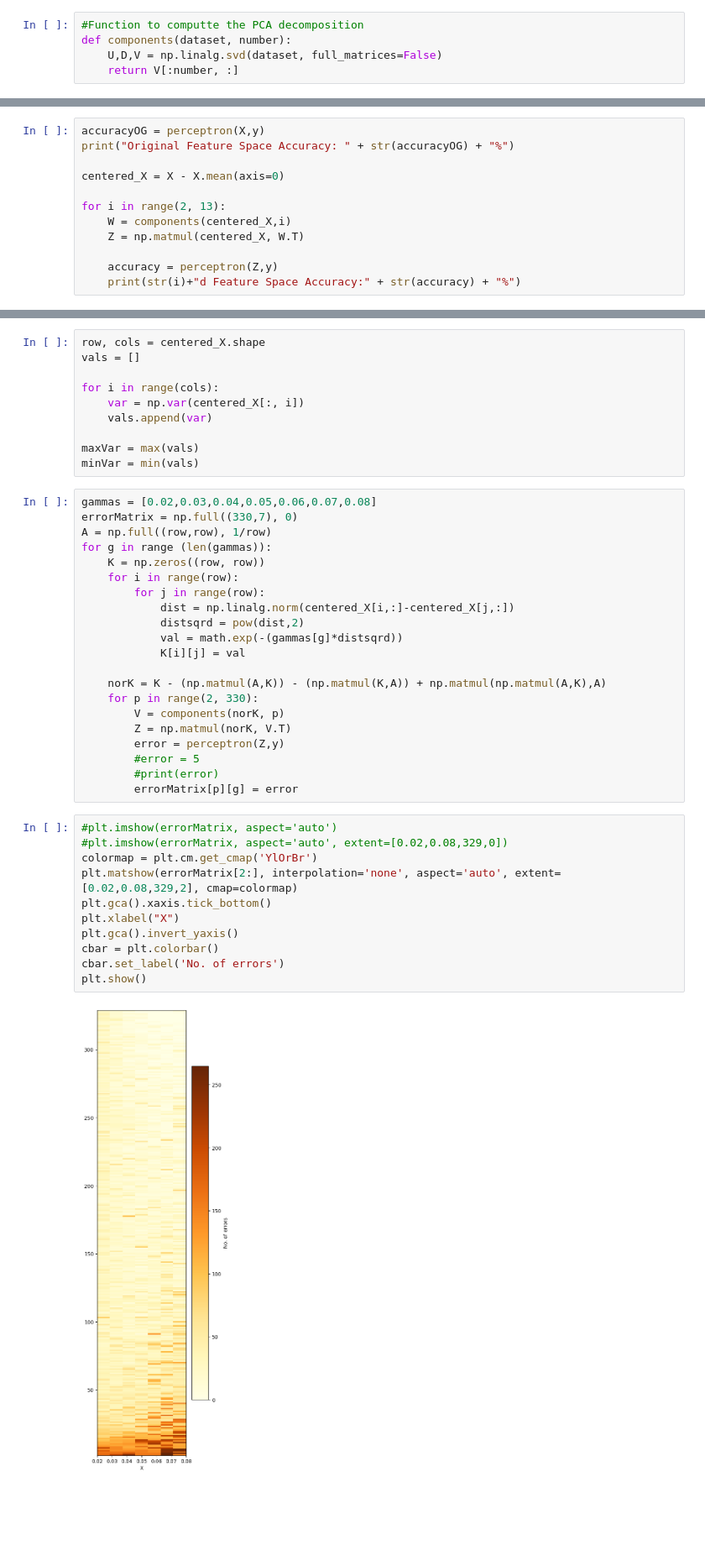
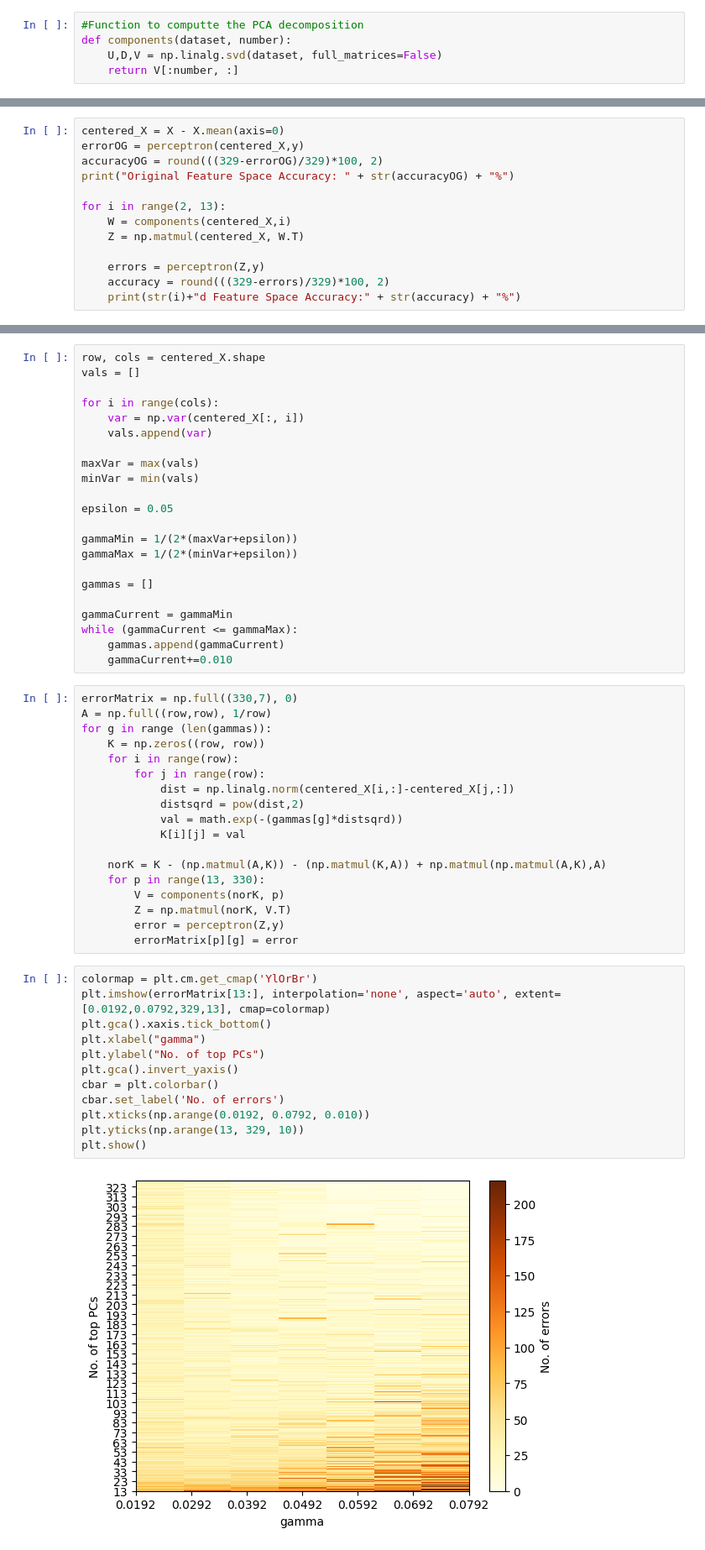
Before and after one commit to mkimti/Machine-Learning, a Jupyter notebook: CS342CW/cs342cw.ipynb, the cells around one changed output, grey strips where cells are left out. Shown at 84% size. Cells and saved outputs as stored; diff of their text form; blank space fills up the shorter version.

Commit message:
Grid Search Visualised

```diff
--- a/CS342CW/cs342cw.ipynb
+++ b/CS342CW/cs342cw.ipynb
@@ -328,13 +149,14 @@ Original Feature Space Accuracy: 100%
 # %%
-accuracyOG = perceptron(X,y)
+centered_X = X - X.mean(axis=0)
+errorOG = perceptron(centered_X,y)
+accuracyOG = round(((329-errorOG)/329)*100, 2)
 print("Original Feature Space Accuracy: " + str(accuracyOG) + "%")
-
-centered_X = X - X.mean(axis=0)
 
 for i in range(2, 13):
     W = components(centered_X,i)
     Z = np.matmul(centered_X, W.T)
 
-    accuracy = perceptron(Z,y)
+    errors = perceptron(Z,y)
+    accuracy = round(((329-errors)/329)*100, 2)
     print(str(i)+"d Feature Space Accuracy:" + str(accuracy) + "%")
 # %% [output]
@@ -360,8 +182,19 @@ for i in range(cols):
 
 maxVar = max(vals)
 minVar = min(vals)
+
+epsilon = 0.05
+
+gammaMin = 1/(2*(maxVar+epsilon))
+gammaMax = 1/(2*(minVar+epsilon))
+
+gammas = []
+
+gammaCurrent = gammaMin
+while (gammaCurrent <= gammaMax):
+    gammas.append(gammaCurrent)
+    gammaCurrent+=0.010
 # %%
-gammas = [0.02,0.03,0.04,0.05,0.06,0.07,0.08]
 errorMatrix = np.full((330,7), 0)
 A = np.full((row,row), 1/row)
 for g in range (len(gammas)):
@@ -374,23 +207,22 @@ for g in range (len(gammas)):
             K[i][j] = val
 
     norK = K - (np.matmul(A,K)) - (np.matmul(K,A)) + np.matmul(np.matmul(A,K),A)
-    for p in range(2, 330):
+    for p in range(13, 330):
         V = components(norK, p)
         Z = np.matmul(norK, V.T)
         error = perceptron(Z,y)
-        #error = 5
-        #print(error)
         errorMatrix[p][g] = error
 # %%
-#plt.imshow(errorMatrix, aspect='auto')
-#plt.imshow(errorMatrix, aspect='auto', extent=[0.02,0.08,329,0])
 colormap = plt.cm.get_cmap('YlOrBr')
-plt.matshow(errorMatrix[2:], interpolation='none', aspect='auto', extent=[0.02,0.08,329,2], cmap=colormap)
+plt.imshow(errorMatrix[13:], interpolation='none', aspect='auto', extent=[0.0192,0.0792,329,13], cmap=colormap)
 plt.gca().xaxis.tick_bottom()
-plt.xlabel("X")
+plt.xlabel("gamma")
+plt.ylabel("No. of top PCs")
 plt.gca().invert_yaxis()
 cbar = plt.colorbar()
 cbar.set_label('No. of errors')
+plt.xticks(np.arange(0.0192, 0.0792, 0.010))
+plt.yticks(np.arange(13, 329, 10))
 plt.show()
 # %% [output]
-[figure, old version]
+[figure, new version]
```
Also changed, not shown: parts of 12 cells of this notebook.
